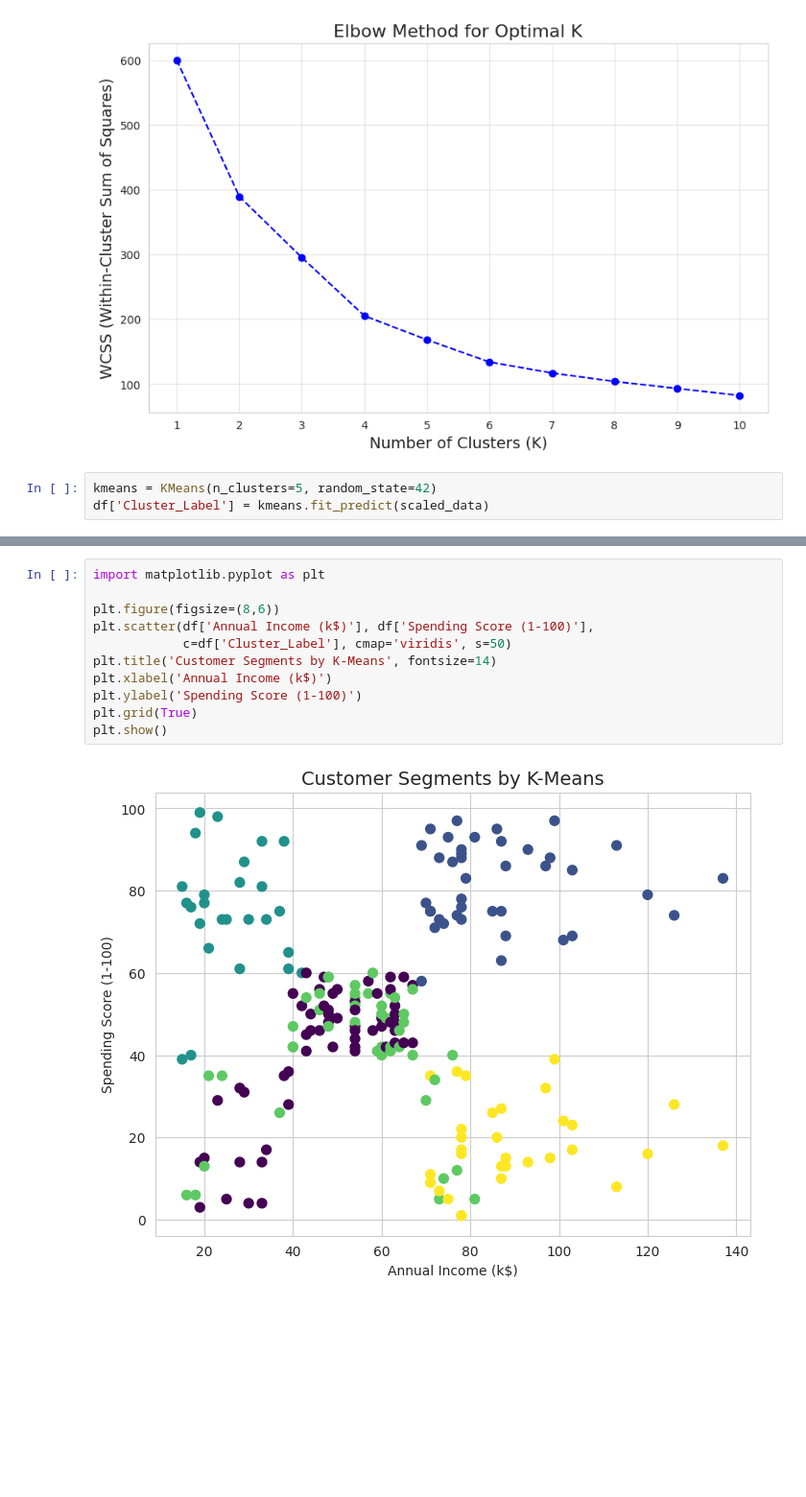
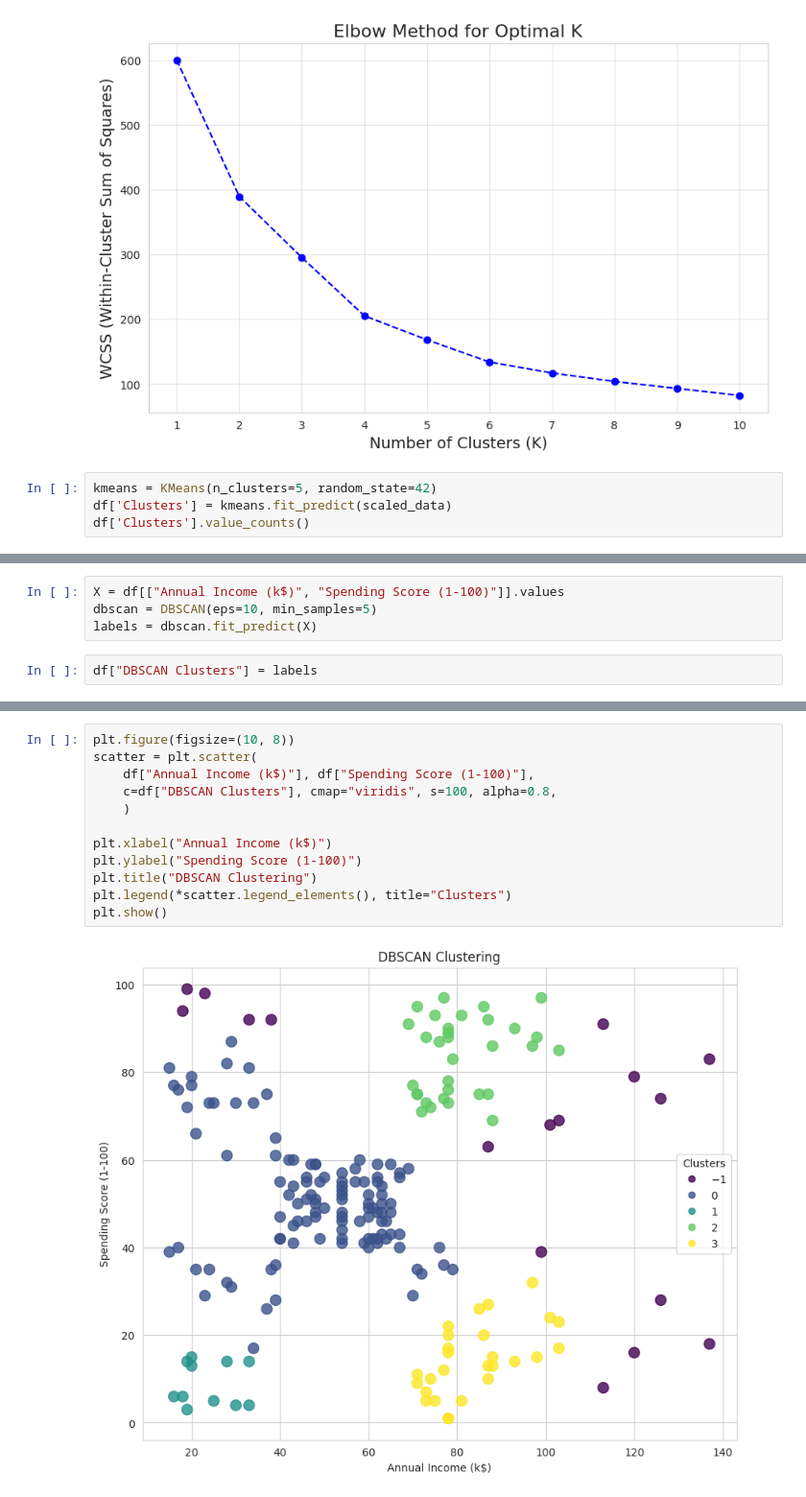
Before and after one commit to Satya-789/ML_Unsupervised_Customer_segmentation, a Jupyter notebook: ML_Unsupervised_Customer_segmentation.ipynb, the cells around one changed output, grey strips where cells are left out. Shown at 96% size. Cells and saved outputs as stored; diff of their text form; blank space fills up the shorter version.

```diff
--- a/ML_Unsupervised_Customer_segmentation.ipynb
+++ b/ML_Unsupervised_Customer_segmentation.ipynb
@@ -203,4 +203,5 @@ plt.show()
 [figure]
 # %%
 kmeans = KMeans(n_clusters=5, random_state=42)
-df['Cluster_Label'] = kmeans.fit_predict(scaled_data)
+df['Clusters'] = kmeans.fit_predict(scaled_data)
+df['Clusters'].value_counts()
@@ -206,0 +257,6 @@ df['Cluster_Label'] = kmeans.fit_predict(scaled_data)
+# %%
+X = df[["Annual Income (k$)", "Spending Score (1-100)"]].values
+dbscan = DBSCAN(eps=10, min_samples=5)
+labels = dbscan.fit_predict(X)
+# %%
+df["DBSCAN Clusters"] = labels
@@ -207,13 +272,14 @@ df['Cluster_Label'] = kmeans.fit_predict(scaled_data)
 # %%
-import matplotlib.pyplot as plt
+plt.figure(figsize=(10, 8))
+scatter = plt.scatter(
+    df["Annual Income (k$)"], df["Spending Score (1-100)"],
+    c=df["DBSCAN Clusters"], cmap="viridis", s=100, alpha=0.8,
+    )
 
-plt.figure(figsize=(8,6))
-plt.scatter(df['Annual Income (k$)'], df['Spending Score (1-100)'],
-            c=df['Cluster_Label'], cmap='viridis', s=50)
-plt.title('Customer Segments by K-Means', fontsize=14)
-plt.xlabel('Annual Income (k$)')
-plt.ylabel('Spending Score (1-100)')
-plt.grid(True)
+plt.xlabel("Annual Income (k$)")
+plt.ylabel("Spending Score (1-100)")
+plt.title("DBSCAN Clustering")
+plt.legend(*scatter.legend_elements(), title="Clusters")
 plt.show()
 # %% [output]
-[figure, old version]
+[figure, new version]
```
Also changed, not shown: parts of 14 cells of this notebook.
